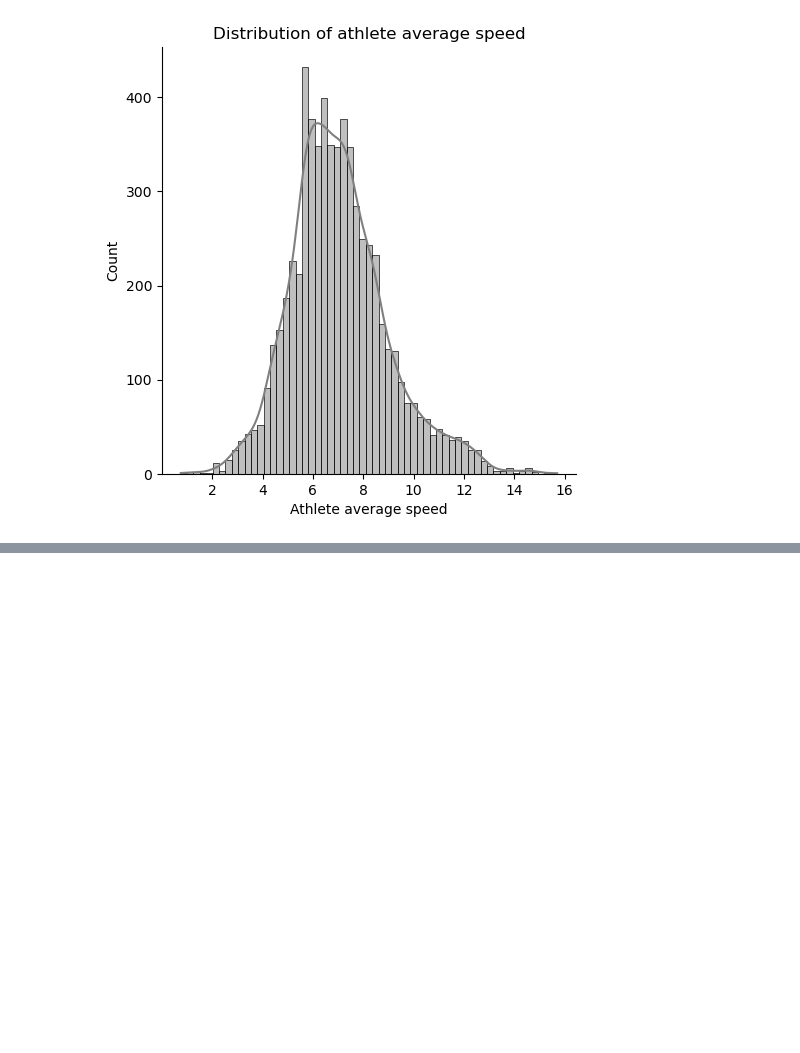
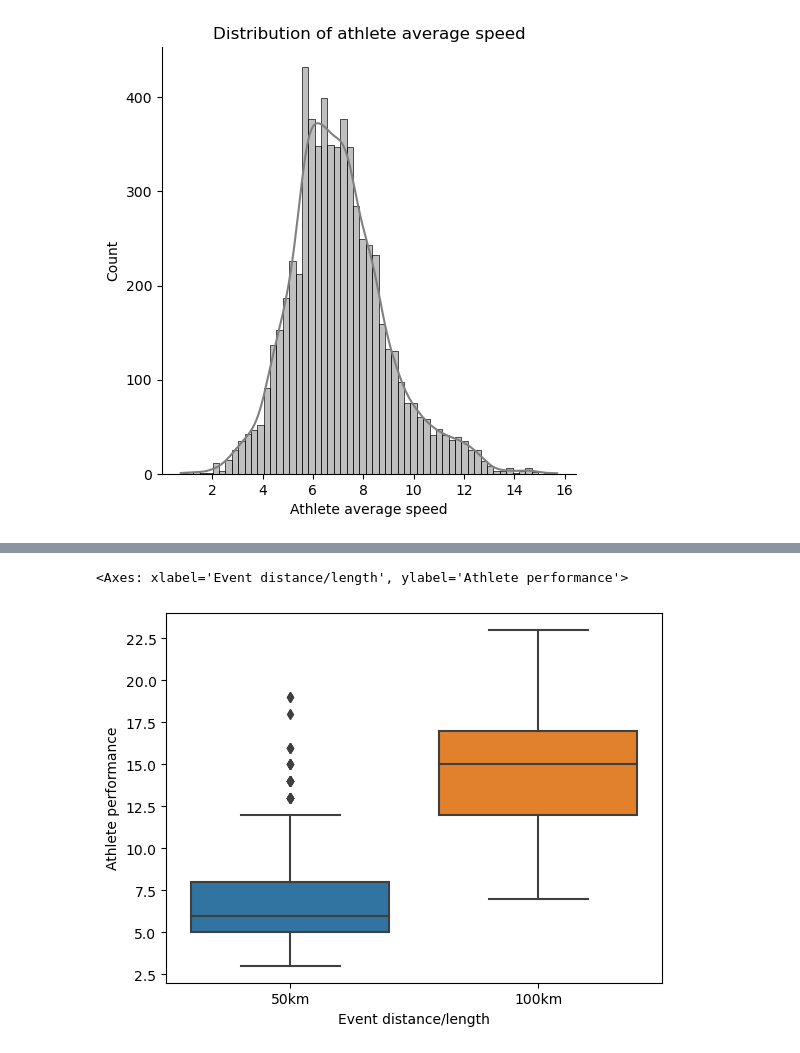
Before and after one commit to noahnoahnoahtran/project15-Indian-athlete-marathon-EDA, a Jupyter notebook: marathon_analysis.ipynb, the cells around one changed output, grey strips where cells are left out. Saved outputs shown, nothing was run; the diff lists cells and outputs as text; code cells hidden in the pictures; blank space fills up the shorter version.

```diff
--- a/marathon_analysis.ipynb
+++ b/marathon_analysis.ipynb
@@ -186,0 +270,6 @@ Text(0.5, 1.0, 'Distribution of athlete average speed')
+# %%
+filtered_df = df[(df['Event distance/length'] == '50km') | (df['Event distance/length'] == '100km')]
+sns.boxplot(y=filtered_df['Athlete performance'].dt.hour,x=filtered_df['Event distance/length'])
+# %% [output]
+<Axes: xlabel='Event distance/length', ylabel='Athlete performance'>
+[figure, added]
```
Also changed, not shown: parts of 17 cells of this notebook.
